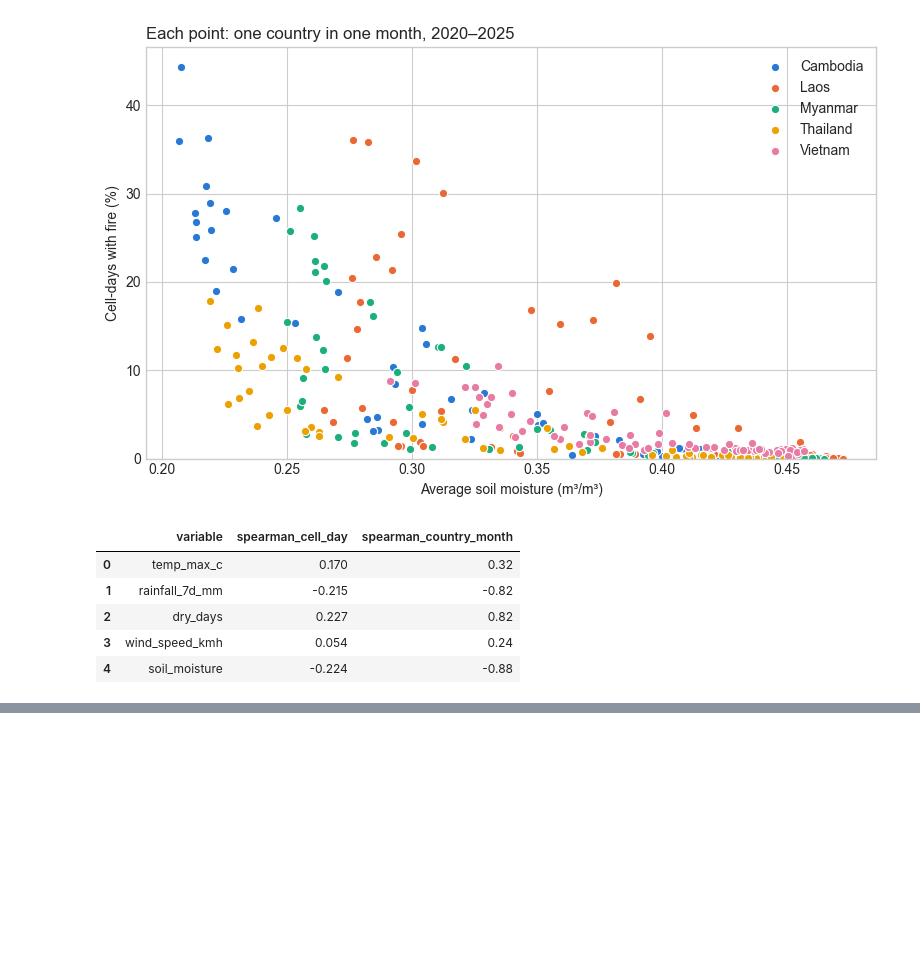
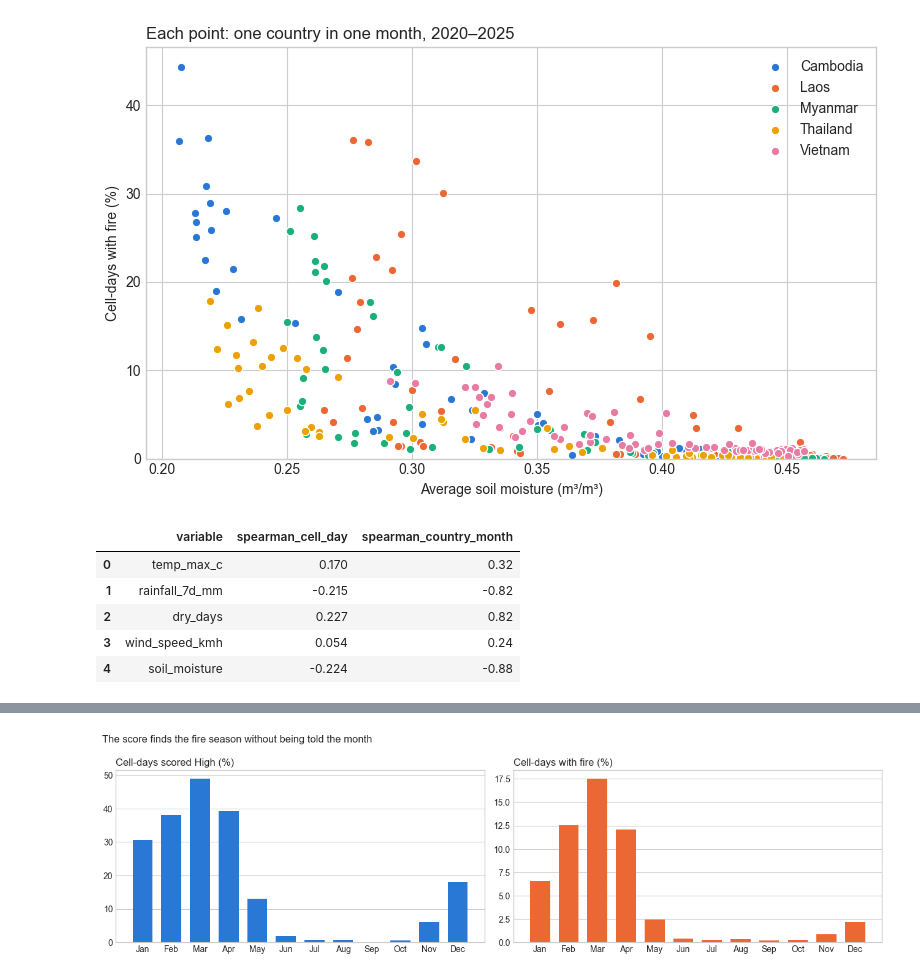
Before and after one commit to huy-nguyen23/wildfire-risk-analysis, a Jupyter notebook: notebooks/14_risk_analysis.ipynb, the cells around one changed output, grey strips where cells are left out. Cells and saved outputs as stored; diff of their text form; code cells hidden in the pictures; blank space fills up the shorter version.

```diff
--- a/notebooks/14_risk_analysis.ipynb
+++ b/notebooks/14_risk_analysis.ipynb
@@ -203,0 +227,5 @@ pd.DataFrame(level_rows)
+# %%
+for column in rs.POINT_COLUMNS:
+    print(column)
+    print(rs.fire_rate_by_group(scored, column).to_string(index=False))
+    print()
@@ -203,0 +315,4 @@ pd.DataFrame(level_rows)
+# %%
+scored["weather_only"] = scored[["heat_points", "rain_points", "soil_points", "wind_points"]].sum(axis=1)
+scored["dryness_three_times"] = scored["risk_score"] + (scored["dry_days"] >= 10).astype("int64")
+rs.compare_scores(scored, ["risk_score", "weather_only", "dryness_three_times", "fire_weather_index", "temp_max_c"])
@@ -203,0 +355,4 @@ pd.DataFrame(level_rows)
+# %%
+monthly_risk = rs.monthly_risk_vs_fire(scored)
+print("Spearman, share of High days vs fire rate (12 months):", round(monthly_risk["high_share_pct"].rank().corr(monthly_risk["fire_rate_pct"].rank()), 2))
+monthly_risk
@@ -203,0 +374,13 @@ pd.DataFrame(level_rows)
+# %%
+fig, axes = plt.subplots(1, 2, figsize=(13, 3.8), sharex=True)
+for ax, column, colour, label in [(axes[0], "high_share_pct", NO_FIRE, "Cell-days scored High (%)"), (axes[1], "fire_rate_pct", FIRE, "Cell-days with fire (%)")]:
+    ax.bar(monthly_risk["month"], monthly_risk[column], color=colour, width=0.7)
+    ax.set_xticks(monthly_risk["month"])
+    ax.set_xticklabels(month_names)
+    ax.set_title(label, loc="left")
+    ax.grid(axis="x", visible=False)
+fig.suptitle("The score finds the fire season without being told the month", x=0.01, ha="left", fontsize=12)
+plt.tight_layout()
+plt.show()
+# %% [output]
+[figure, added]
```
Also changed, not shown: parts of 13 cells of this notebook, 2 other files.
